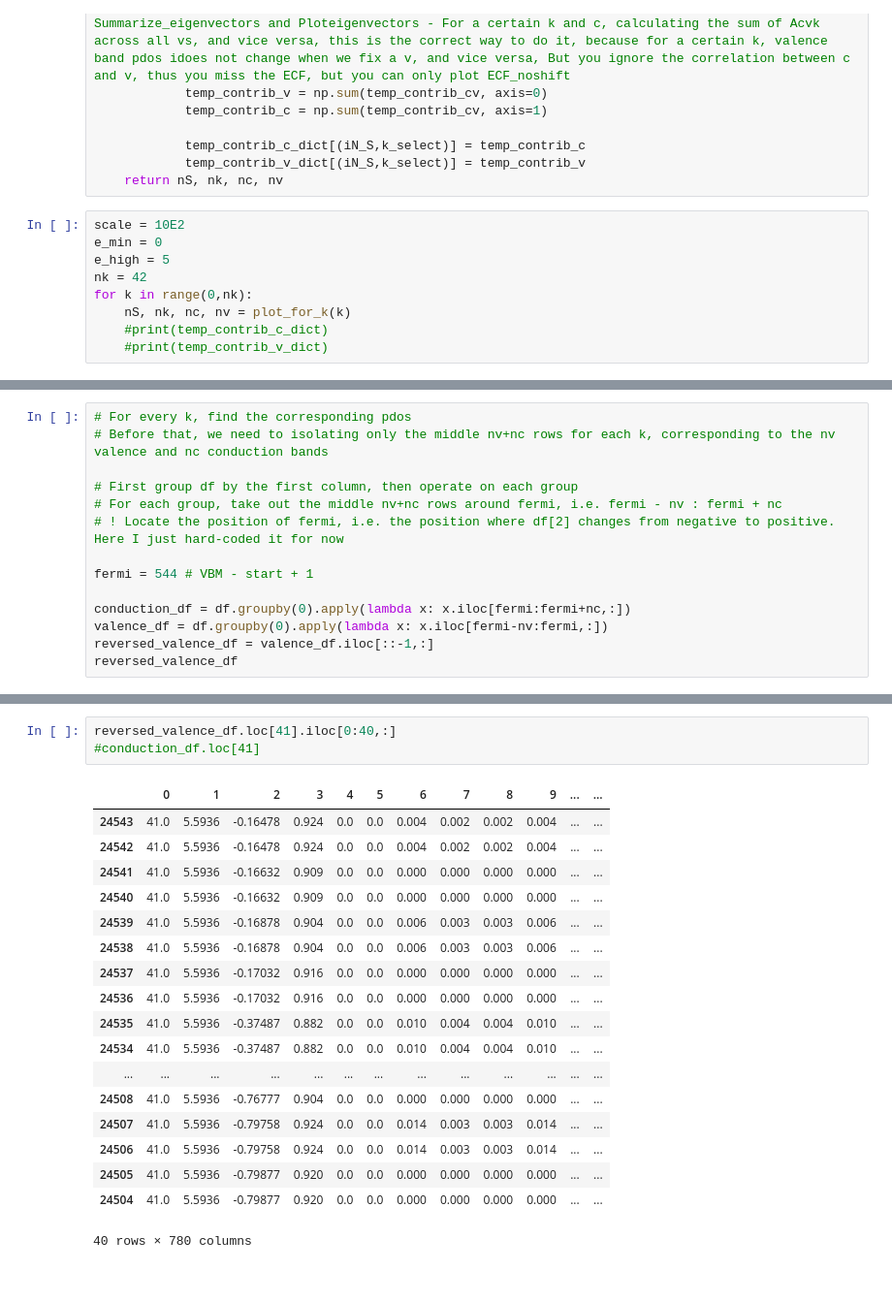
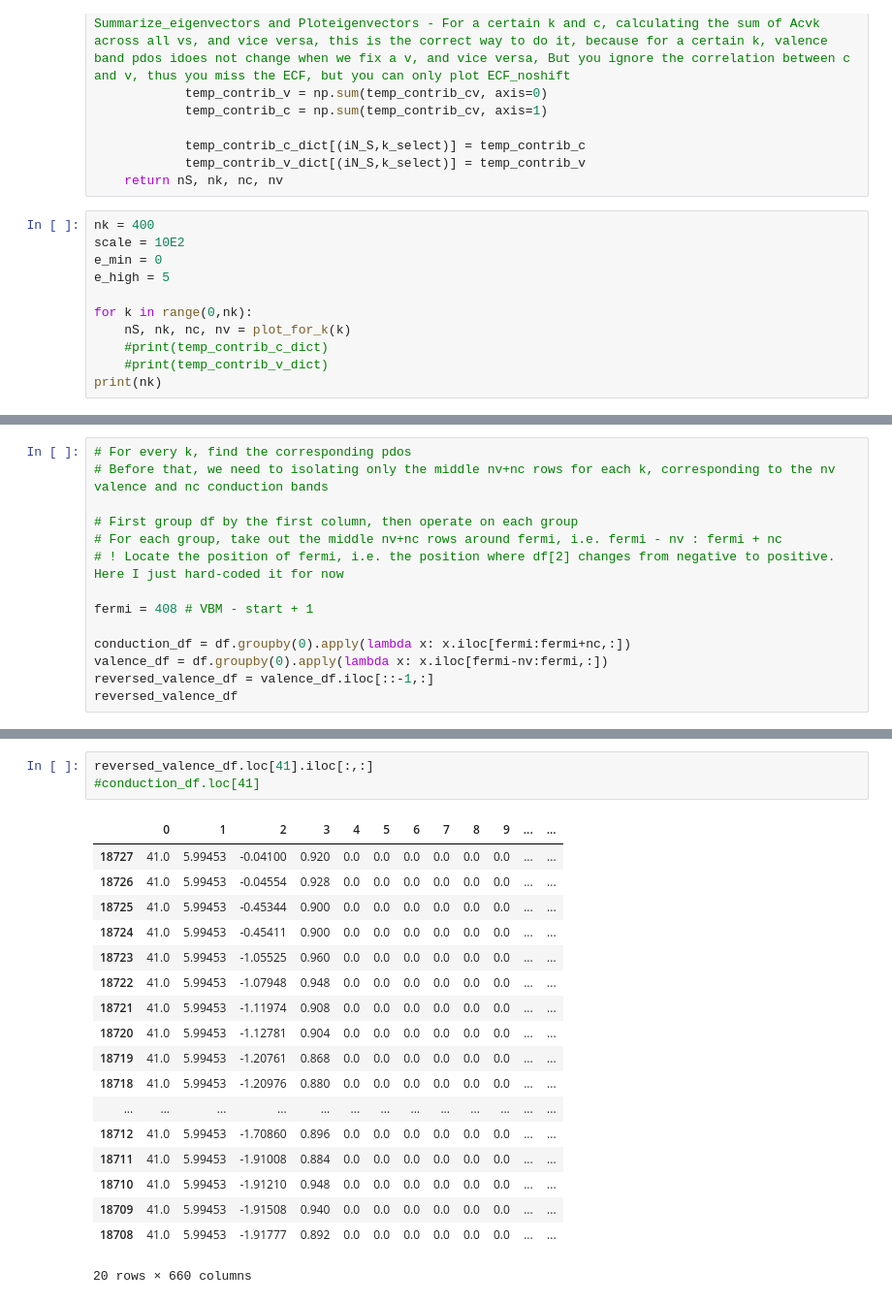
Before and after one commit to yinan-c/exciton_decomposition, a Jupyter notebook: read_kpdos.ipynb, the cells around one changed output, grey strips where cells are left out. Shown: that part at 97% size. Saved outputs shown, nothing was run; the diff lists cells and outputs as text.

```diff
--- a/read_kpdos.ipynb
+++ b/read_kpdos.ipynb
@@ -73,11 +73,13 @@ def plot_for_k(k_select):
             temp_contrib_v_dict[(iN_S,k_select)] = temp_contrib_v
     return nS, nk, nc, nv
 # %%
+nk = 400
 scale = 10E2
 e_min = 0
 e_high = 5
-nk = 42
+
 for k in range(0,nk):
     nS, nk, nc, nv = plot_for_k(k)
     #print(temp_contrib_c_dict)
     #print(temp_contrib_v_dict)
+print(nk)
@@ -120,7 +124,7 @@ n_k
 # For each group, take out the middle nv+nc rows around fermi, i.e. fermi - nv : fermi + nc
 # ! Locate the position of fermi, i.e. the position where df[2] changes from negative to positive. Here I just hard-coded it for now
 
-fermi = 544 # VBM - start + 1
+fermi = 408 # VBM - start + 1
 
 conduction_df = df.groupby(0).apply(lambda x: x.iloc[fermi:fermi+nc,:])
 valence_df = df.groupby(0).apply(lambda x: x.iloc[fermi-nv:fermi,:])
@@ -159,25 +165,25 @@ print(reversed_valence_df.loc[41][2].values)
 # %%
-reversed_valence_df.loc[41].iloc[0:40,:]
+reversed_valence_df.loc[41].iloc[:,:]
 #conduction_df.loc[41]
 # %% [output]
 |  | 0 | 1 | 2 | 3 | 4 | 5 | 6 | 7 | 8 | 9 | ... | ... |
-| 24543 | 41.0 | 5.5936 | -0.16478 | 0.924 | 0.0 | 0.0 | 0.004 | 0.002 | 0.002 | 0.004 | ... | ... |
-| 24542 | 41.0 | 5.5936 | -0.16478 | 0.924 | 0.0 | 0.0 | 0.004 | 0.002 | 0.002 | 0.004 | ... | ... |
-| 24541 | 41.0 | 5.5936 | -0.16632 | 0.909 | 0.0 | 0.0 | 0.000 | 0.000 | 0.000 | 0.000 | ... | ... |
-| 24540 | 41.0 | 5.5936 | -0.16632 | 0.909 | 0.0 | 0.0 | 0.000 | 0.000 | 0.000 | 0.000 | ... | ... |
-| 24539 | 41.0 | 5.5936 | -0.16878 | 0.904 | 0.0 | 0.0 | 0.006 | 0.003 | 0.003 | 0.006 | ... | ... |
-| 24538 | 41.0 | 5.5936 | -0.16878 | 0.904 | 0.0 | 0.0 | 0.006 | 0.003 | 0.003 | 0.006 | ... | ... |
-| 24537 | 41.0 | 5.5936 | -0.17032 | 0.916 | 0.0 | 0.0 | 0.000 | 0.000 | 0.000 | 0.000 | ... | ... |
-| 24536 | 41.0 | 5.5936 | -0.17032 | 0.916 | 0.0 | 0.0 | 0.000 | 0.000 | 0.000 | 0.000 | ... | ... |
-| 24535 | 41.0 | 5.5936 | -0.37487 | 0.882 | 0.0 | 0.0 | 0.010 | 0.004 | 0.004 | 0.010 | ... | ... |
-| 24534 | 41.0 | 5.5936 | -0.37487 | 0.882 | 0.0 | 0.0 | 0.010 | 0.004 | 0.004 | 0.010 | ... | ... |
+| 18727 | 41.0 | 5.99453 | -0.04100 | 0.920 | 0.0 | 0.0 | 0.0 | 0.0 | 0.0 | 0.0 | ... | ... |
+| 18726 | 41.0 | 5.99453 | -0.04554 | 0.928 | 0.0 | 0.0 | 0.0 | 0.0 | 0.0 | 0.0 | ... | ... |
+| 18725 | 41.0 | 5.99453 | -0.45344 | 0.900 | 0.0 | 0.0 | 0.0 | 0.0 | 0.0 | 0.0 | ... | ... |
+| 18724 | 41.0 | 5.99453 | -0.45411 | 0.900 | 0.0 | 0.0 | 0.0 | 0.0 | 0.0 | 0.0 | ... | ... |
+| 18723 | 41.0 | 5.99453 | -1.05525 | 0.960 | 0.0 | 0.0 | 0.0 | 0.0 | 0.0 | 0.0 | ... | ... |
+| 18722 | 41.0 | 5.99453 | -1.07948 | 0.948 | 0.0 | 0.0 | 0.0 | 0.0 | 0.0 | 0.0 | ... | ... |
+| 18721 | 41.0 | 5.99453 | -1.11974 | 0.908 | 0.0 | 0.0 | 0.0 | 0.0 | 0.0 | 0.0 | ... | ... |
+| 18720 | 41.0 | 5.99453 | -1.12781 | 0.904 | 0.0 | 0.0 | 0.0 | 0.0 | 0.0 | 0.0 | ... | ... |
+| 18719 | 41.0 | 5.99453 | -1.20761 | 0.868 | 0.0 | 0.0 | 0.0 | 0.0 | 0.0 | 0.0 | ... | ... |
+| 18718 | 41.0 | 5.99453 | -1.20976 | 0.880 | 0.0 | 0.0 | 0.0 | 0.0 | 0.0 | 0.0 | ... | ... |
 | ... | ... | ... | ... | ... | ... | ... | ... | ... | ... | ... | ... | ... |
-| 24508 | 41.0 | 5.5936 | -0.76777 | 0.904 | 0.0 | 0.0 | 0.000 | 0.000 | 0.000 | 0.000 | ... | ... |
-| 24507 | 41.0 | 5.5936 | -0.79758 | 0.924 | 0.0 | 0.0 | 0.014 | 0.003 | 0.003 | 0.014 | ... | ... |
-| 24506 | 41.0 | 5.5936 | -0.79758 | 0.924 | 0.0 | 0.0 | 0.014 | 0.003 | 0.003 | 0.014 | ... | ... |
-| 24505 | 41.0 | 5.5936 | -0.79877 | 0.920 | 0.0 | 0.0 | 0.000 | 0.000 | 0.000 | 0.000 | ... | ... |
-| 24504 | 41.0 | 5.5936 | -0.79877 | 0.920 | 0.0 | 0.0 | 0.000 | 0.000 | 0.000 | 0.000 | ... | ... |
+| 18712 | 41.0 | 5.99453 | -1.70860 | 0.896 | 0.0 | 0.0 | 0.0 | 0.0 | 0.0 | 0.0 | ... | ... |
+| 18711 | 41.0 | 5.99453 | -1.91008 | 0.884 | 0.0 | 0.0 | 0.0 | 0.0 | 0.0 | 0.0 | ... | ... |
+| 18710 | 41.0 | 5.99453 | -1.91210 | 0.948 | 0.0 | 0.0 | 0.0 | 0.0 | 0.0 | 0.0 | ... | ... |
+| 18709 | 41.0 | 5.99453 | -1.91508 | 0.940 | 0.0 | 0.0 | 0.0 | 0.0 | 0.0 | 0.0 | ... | ... |
+| 18708 | 41.0 | 5.99453 | -1.91777 | 0.892 | 0.0 | 0.0 | 0.0 | 0.0 | 0.0 | 0.0 | ... | ... |
-40 rows × 780 columns
+20 rows × 660 columns
 # %%
 # Now we use temp_contrib_v_dict[(0,0)] as the weight to multiply with the pdos of the valence band at k = 0
 # Then we sum over all k points, and we get the pdos of the valence band
```
Also changed, not shown: parts of 12 cells of this notebook.
